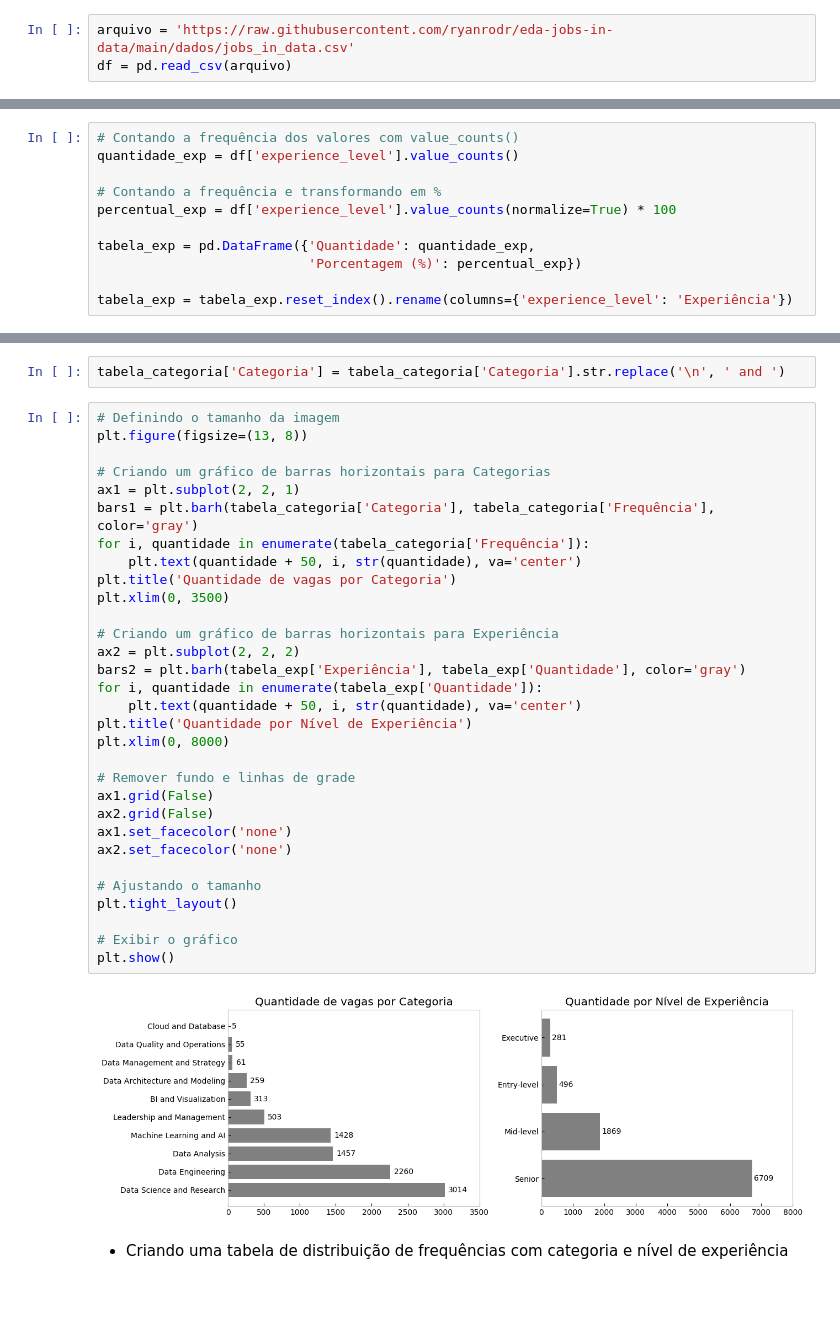
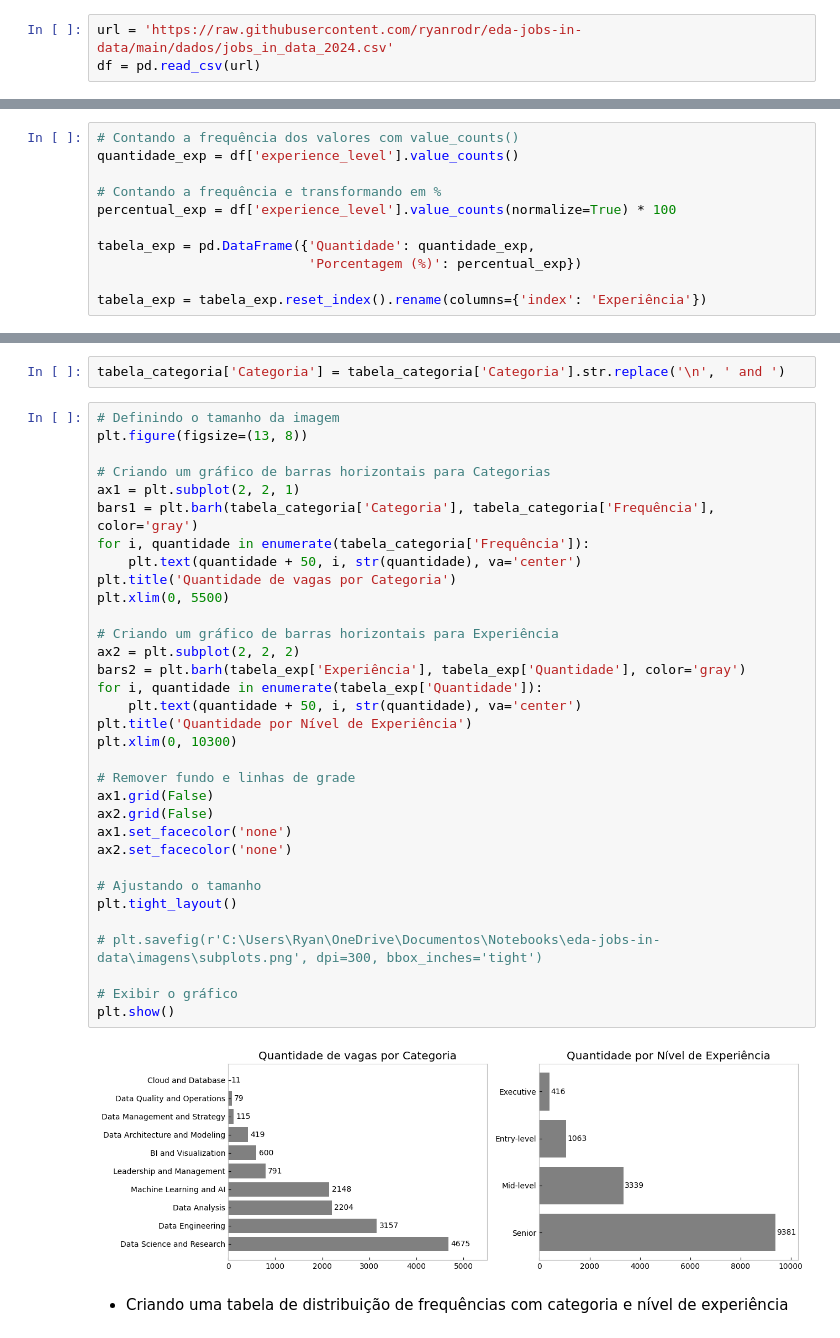
Before and after one commit to ryanrodr/eda-jobs-in-data, a Jupyter notebook: notebooks/analise_exploratoria.ipynb, the cells around one changed output, grey strips where cells are left out. Saved outputs shown, nothing was run; the diff lists cells and outputs as text; blank space fills up the shorter version.

```diff
--- a/notebooks/analise_exploratoria.ipynb
+++ b/notebooks/analise_exploratoria.ipynb
@@ -14,8 +14,8 @@ warnings.filterwarnings('ignore')
 plt.style.use('bmh')
 pd.set_option('display.max_columns', 39)
 # %%
-arquivo = 'https://raw.githubusercontent.com/ryanrodr/eda-jobs-in-data/main/dados/jobs_in_data.csv'
-df = pd.read_csv(arquivo)
+url = 'https://raw.githubusercontent.com/ryanrodr/eda-jobs-in-data/main/dados/jobs_in_data_2024.csv'
+df = pd.read_csv(url)
 # %%
 print(f'{df.shape[0]} linhas e {df.shape[1]} colunas')
 # %% [output]
@@ -293,7 +287,7 @@ percentual_exp = df['experience_level'].value_counts(normalize=True) * 100
 tabela_exp = pd.DataFrame({'Quantidade': quantidade_exp,
                            'Porcentagem (%)': percentual_exp})
 
-tabela_exp = tabela_exp.reset_index().rename(columns={'experience_level': 'Experiência'})
+tabela_exp = tabela_exp.reset_index().rename(columns={'index': 'Experiência'})
 # %%
 # Centralizando a visualização da tabela
 tabela_exp.style.set_properties(**{'text-align': 'center'})
@@ -312,36 +306,38 @@ tabela_categoria['Categoria'] = tabela_categoria['Categoria'].str.replace('\n',
 # %%
 # Definindo o tamanho da imagem
 plt.figure(figsize=(13, 8))
 
 # Criando um gráfico de barras horizontais para Categorias
 ax1 = plt.subplot(2, 2, 1)
 bars1 = plt.barh(tabela_categoria['Categoria'], tabela_categoria['Frequência'], color='gray')
 for i, quantidade in enumerate(tabela_categoria['Frequência']):
     plt.text(quantidade + 50, i, str(quantidade), va='center')
 plt.title('Quantidade de vagas por Categoria')
-plt.xlim(0, 3500)
+plt.xlim(0, 5500)
 
 # Criando um gráfico de barras horizontais para Experiência
 ax2 = plt.subplot(2, 2, 2)
 bars2 = plt.barh(tabela_exp['Experiência'], tabela_exp['Quantidade'], color='gray')
 for i, quantidade in enumerate(tabela_exp['Quantidade']):
     plt.text(quantidade + 50, i, str(quantidade), va='center')
 plt.title('Quantidade por Nível de Experiência')
-plt.xlim(0, 8000)
+plt.xlim(0, 10300)
 
 # Remover fundo e linhas de grade
 ax1.grid(False)
 ax2.grid(False)
 ax1.set_facecolor('none')
 ax2.set_facecolor('none')
 
 # Ajustando o tamanho
 plt.tight_layout()
 
+# plt.savefig(r'C:\Users\Ryan\OneDrive\Documentos\Notebooks\eda-jobs-in-data\imagens\subplots.png', dpi=300, bbox_inches='tight')
+
 # Exibir o gráfico
 plt.show()
 # %% [output]
-[figure, old version]
+[figure, new version]
 # %% [markdown]
 - Criando uma tabela de distribuição de frequências com categoria e nível de experiência
 # %%
```
Also changed, not shown: parts of 23 cells of this notebook.
